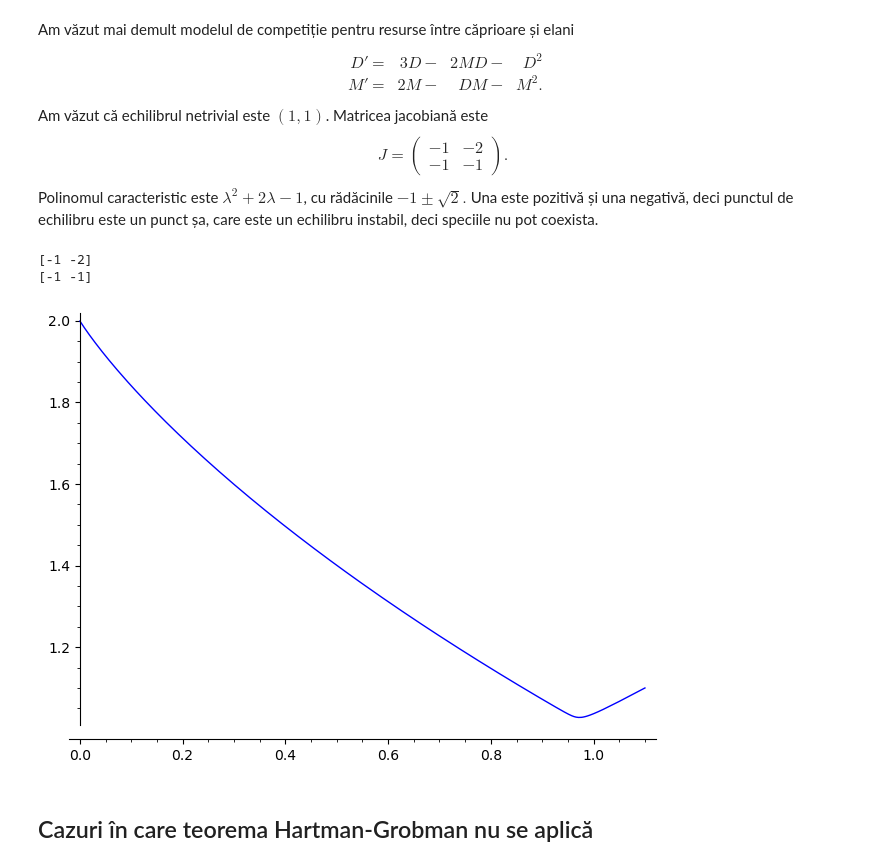
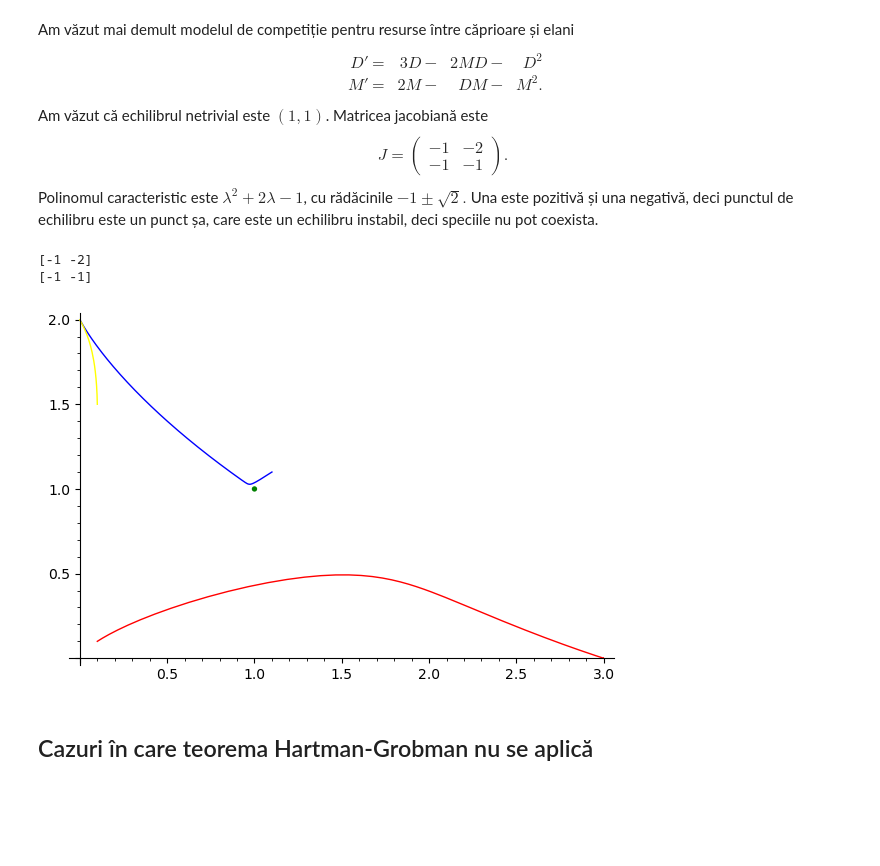
Before and after one commit to adhalanay/curs-ecologie, a Jupyter notebook: Cursul10.ipynb, the cells around one changed output. Drawn from its saved outputs; the diff is of its cells as text; code cells hidden in the pictures; blank space fills up the shorter version.

```diff
--- a/Cursul10.ipynb
+++ b/Cursul10.ipynb
@@ -150,16 +147,21 @@ punctul de echilibru este un punct șa, care este un echilibru instabil, deci sp
 # %%
 d,m=var('d,m')
 f(d,m)=matrix([3*d-2*m*d-d^2,2*m-d*m-m^2])
 fd=[3*d-2*m*d-d^2,2*m-d*m-m^2]
 j=jacobian(f,(d,m))(1,1)
 print(j)
-sol=desolve_odeint(fd,[1.1,1.1],srange(0,150,0.1),[d,m])
-p=line(zip(sol[:,0],sol[:,1]))
-p.show()
+sol1=desolve_odeint(fd,[1.1,1.1],srange(0,1900,0.1),[d,m])
+p1=line(zip(sol1[:,0],sol1[:,1]))
+sol2=desolve_odeint(fd,[0.1,0.1],srange(0,190,0.1),[d,m])
+p2=line(zip(sol2[:,0],sol2[:,1]),color='red')
+sol3=desolve_odeint(fd,[0.1,1.5],srange(0,300,0.1),[d,m])
+p4=line(zip(sol3[:,0],sol3[:,1]),color='yellow')
+p3=point([1,1],color='green',size=15)
+(p1+p2+p3+p4).show()
 # %% [output]
 [-1 -2]
 [-1 -1]
-[figure, old version]
+[figure, new version]
 # %% [markdown]
 ## Cazuri în care teorema Hartman-Grobman nu se aplică
 # %% [markdown]
```
Also changed, not shown: parts of 9 cells of this notebook.
